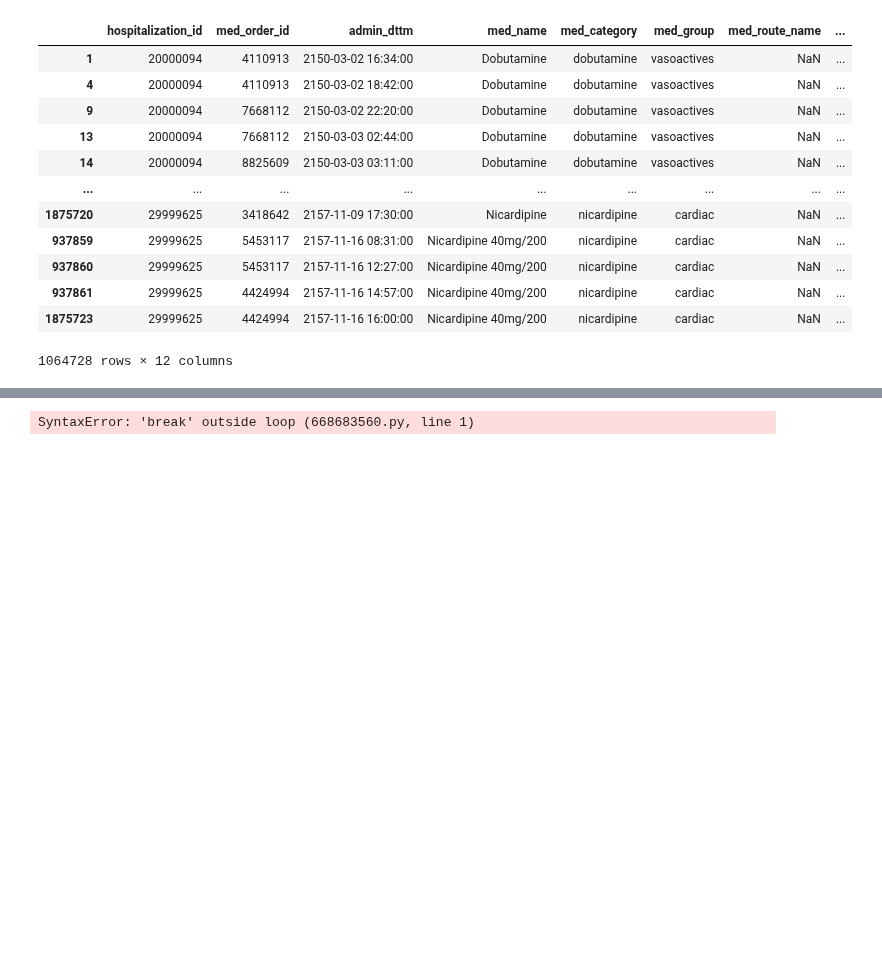
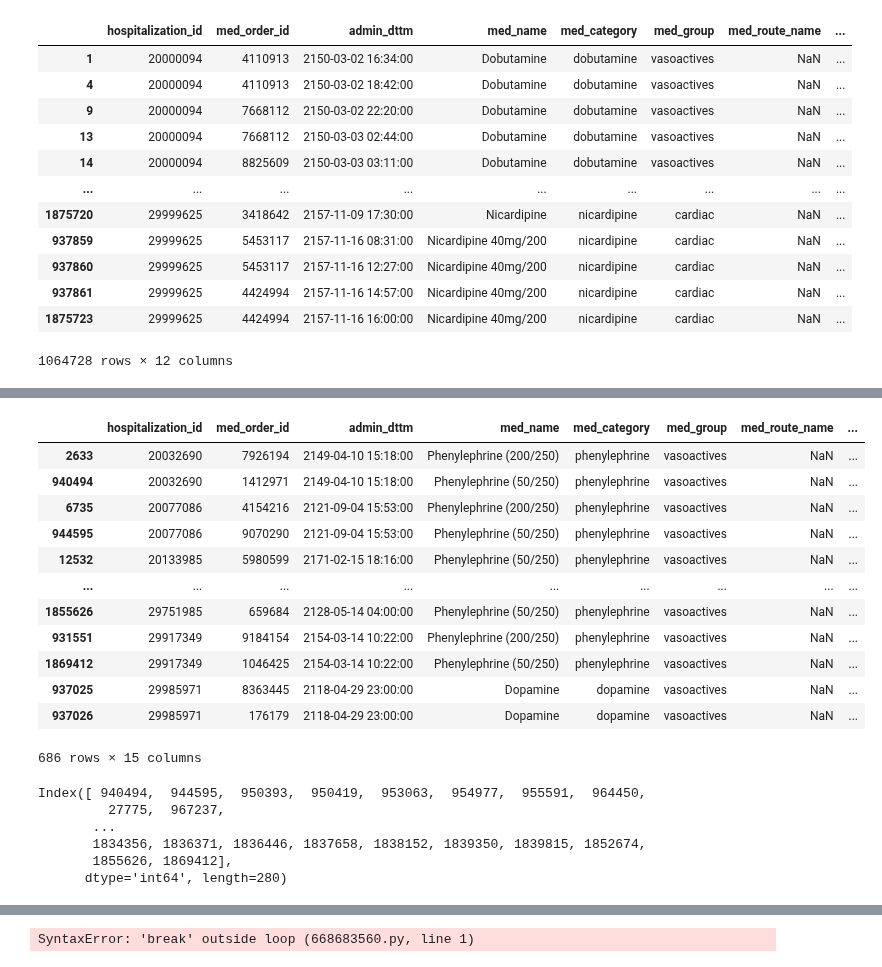
Before and after one commit to oldsandiaz/mimicclif, a Jupyter notebook: code/mimic-4.3.1-to-clif-2.0.ipynb, the cells around one changed output, grey strips where cells are left out. Saved outputs shown, nothing was run; the diff lists cells and outputs as text; code cells hidden in the pictures; blank space fills up the shorter version.

```diff
--- a/code/mimic-4.3.1-to-clif-2.0.ipynb
+++ b/code/mimic-4.3.1-to-clif-2.0.ipynb
@@ -3495,0 +3491,34 @@ save_to_rclif(ats_meds_ldf, "medication_admin_continuous")
+# %%
+ats_meds_dups.sort_values(meds_keycols+["dose_notna"], ascending = [True, True, True, False], inplace = True)
+ats_meds_dups["mar_last"] = ats_meds_dups.groupby(meds_keycols)["mar_action_name"].shift(-1)
+ats_meds_dups["mar_new"] = np.where(
+    ats_meds_dups["dose_notna"],
+    ats_meds_dups["mar_last"] + ", " + ats_meds_dups["mar_action_name"],
+    ats_meds_dups["mar_action_name"]
+)
+ats_meds_dups
+# %% [output]
+|  | hospitalization_id | med_order_id | admin_dttm | med_name | med_category | med_group | med_route_name | ... |
+| 2633 | 20032690 | 7926194 | 2149-04-10 15:18:00 | Phenylephrine (200/250) | phenylephrine | vasoactives | NaN | ... |
+| 940494 | 20032690 | 1412971 | 2149-04-10 15:18:00 | Phenylephrine (50/250) | phenylephrine | vasoactives | NaN | ... |
+| 6735 | 20077086 | 4154216 | 2121-09-04 15:53:00 | Phenylephrine (200/250) | phenylephrine | vasoactives | NaN | ... |
+| 944595 | 20077086 | 9070290 | 2121-09-04 15:53:00 | Phenylephrine (50/250) | phenylephrine | vasoactives | NaN | ... |
+| 12532 | 20133985 | 5980599 | 2171-02-15 18:16:00 | Phenylephrine (50/250) | phenylephrine | vasoactives | NaN | ... |
+| ... | ... | ... | ... | ... | ... | ... | ... | ... |
+| 1855626 | 29751985 | 659684 | 2128-05-14 04:00:00 | Phenylephrine (50/250) | phenylephrine | vasoactives | NaN | ... |
+| 931551 | 29917349 | 9184154 | 2154-03-14 10:22:00 | Phenylephrine (200/250) | phenylephrine | vasoactives | NaN | ... |
+| 1869412 | 29917349 | 1046425 | 2154-03-14 10:22:00 | Phenylephrine (50/250) | phenylephrine | vasoactives | NaN | ... |
+| 937025 | 29985971 | 8363445 | 2118-04-29 23:00:00 | Dopamine | dopamine | vasoactives | NaN | ... |
+| 937026 | 29985971 | 176179 | 2118-04-29 23:00:00 | Dopamine | dopamine | vasoactives | NaN | ... |
+686 rows × 15 columns
+# %%
+# didx = duplicates indices, indicating which rows to remove
+meds_didx_1 = ats_meds_dups[~ats_meds_dups["dose_notna"]].index
+meds_didx_1
+# %% [output]
+Index([ 940494,  944595,  950393,  950419,  953063,  954977,  955591,  964450,
+         27775,  967237,
+       ...
+       1834356, 1836371, 1836446, 1837658, 1838152, 1839350, 1839815, 1852674,
+       1855626, 1869412],
+      dtype='int64', length=280)
```
Also changed, not shown: parts of 26 cells of this notebook.
